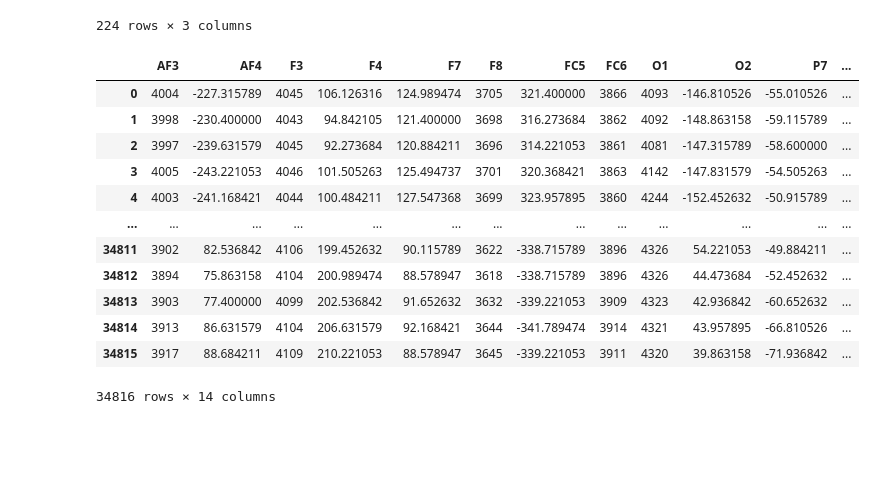
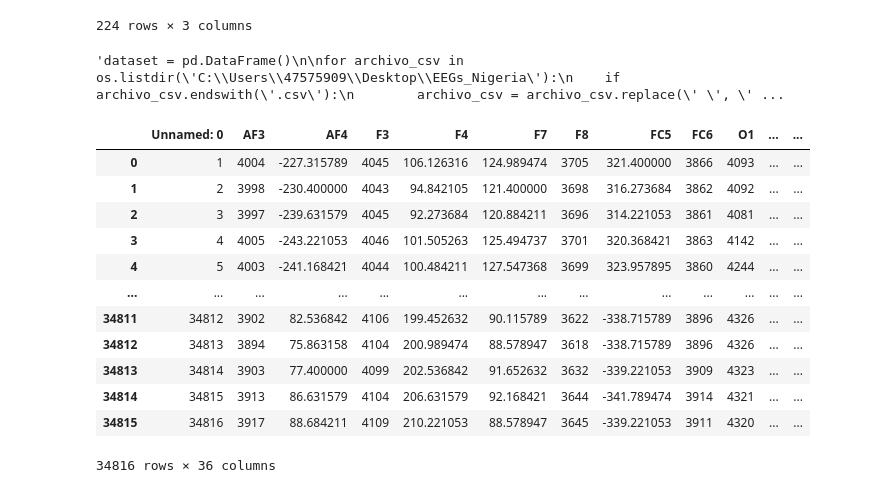
Before and after one commit to Agusschajris/Proyecto-4to-SinapsIA, a Jupyter notebook: IA/Agus/New data.ipynb, the cells around one changed output. Cells and saved outputs as stored; diff of their text form; code cells hidden in the pictures; blank space fills up the shorter version.

Commit message:
Sigo haciendo modificaciones para los nuevos datos

```diff
--- a/IA/Agus/New data.ipynb
+++ b/IA/Agus/New data.ipynb
@@ -87,21 +87,54 @@ metadata
 | 222 | 637 | epilepsy | signal-637-1.csv |
 | 223 | 638 | epilepsy | signal-638-1.csv |
 224 rows × 3 columns
+# %%
+'''dataset = pd.DataFrame()
+
+for archivo_csv in os.listdir('C:\\Users\\47575909\\Desktop\\EEGs_Nigeria'):
+    if archivo_csv.endswith('.csv'):
+        archivo_csv = archivo_csv.replace(' ', '')
+
+        # Obtener el nombre de archivo sin la extensión .csv
+        archivo_base = archivo_csv.replace('.csv', '')
+
+        # Verifica si hay filas en metadata que cumplen con la condición de búsqueda
+        matching_rows = metadata.loc[metadata['csv.file'] == archivo_base]
+
+        if not matching_rows.empty:  # Verifica si se encontraron coincidencias
+            subject_id, label = matching_rows[['subject.id', 'Group']].values[0]
+
+            # Leer el archivo CSV de EEG
+            eeg_data = pd.read_csv(os.path.join(directorio_eeg, archivo_csv))
+
+            # Agregar las columnas de subject ID y etiqueta al DataFrame de EEG
+            eeg_data['subject.id'] = subject_id
+            eeg_data['Group'] = label
+
+            # Agregar los datos del EEG al conjunto de datos combinado
+            dataset = pd.concat([dataset, eeg_data])
+
+            print(f"Se encontró una coincidencia para {archivo_csv}: subject_id={subject_id}, Group={label}")
+        else:
+            print(f"No se encontraron coincidencias para {archivo_csv}")
+
+# Puedes guardar el conjunto de datos combinado en un nuevo archivo CSV si lo deseas
+dataset.to_csv('new_eeg_data.csv', index=False)'''
+# %% [output]
+'dataset = pd.DataFrame()\n\nfor archivo_csv in os.listdir(\'C:\\Users\\47575909\\Desktop\\EEGs_Nigeria\'):\n    if archivo_csv.endswith(\'.csv\'):\n        archivo_csv = archivo_csv.replace(\' \', \' ...
 # %%
 noseque = pd.read_csv('C:\\Users\\47575909\\Desktop\\EEGs_Nigeria\\signal-10-1.csv')
-dataframe = noseque.iloc[:, 1:15].copy()
-dataframe
+noseque
 # %% [output]
-|  | AF3 | AF4 | F3 | F4 | F7 | F8 | FC5 | FC6 | O1 | O2 | P7 | ... |
-| 0 | 4004 | -227.315789 | 4045 | 106.126316 | 124.989474 | 3705 | 321.400000 | 3866 | 4093 | -146.810526 | -55.010526 | ... |
-| 1 | 3998 | -230.400000 | 4043 | 94.842105 | 121.400000 | 3698 | 316.273684 | 3862 | 4092 | -148.863158 | -59.115789 | ... |
-| 2 | 3997 | -239.631579 | 4045 | 92.273684 | 120.884211 | 3696 | 314.221053 | 3861 | 4081 | -147.315789 | -58.600000 | ... |
-| 3 | 4005 | -243.221053 | 4046 | 101.505263 | 125.494737 | 3701 | 320.368421 | 3863 | 4142 | -147.831579 | -54.505263 | ... |
-| 4 | 4003 | -241.168421 | 4044 | 100.484211 | 127.547368 | 3699 | 323.957895 | 3860 | 4244 | -152.452632 | -50.915789 | ... |
+|  | Unnamed: 0 | AF3 | AF4 | F3 | F4 | F7 | F8 | FC5 | FC6 | O1 | ... | ... |
+| 0 | 1 | 4004 | -227.315789 | 4045 | 106.126316 | 124.989474 | 3705 | 321.400000 | 3866 | 4093 | ... | ... |
+| 1 | 2 | 3998 | -230.400000 | 4043 | 94.842105 | 121.400000 | 3698 | 316.273684 | 3862 | 4092 | ... | ... |
+| 2 | 3 | 3997 | -239.631579 | 4045 | 92.273684 | 120.884211 | 3696 | 314.221053 | 3861 | 4081 | ... | ... |
+| 3 | 4 | 4005 | -243.221053 | 4046 | 101.505263 | 125.494737 | 3701 | 320.368421 | 3863 | 4142 | ... | ... |
+| 4 | 5 | 4003 | -241.168421 | 4044 | 100.484211 | 127.547368 | 3699 | 323.957895 | 3860 | 4244 | ... | ... |
 | ... | ... | ... | ... | ... | ... | ... | ... | ... | ... | ... | ... | ... |
-| 34811 | 3902 | 82.536842 | 4106 | 199.452632 | 90.115789 | 3622 | -338.715789 | 3896 | 4326 | 54.221053 | -49.884211 | ... |
-| 34812 | 3894 | 75.863158 | 4104 | 200.989474 | 88.578947 | 3618 | -338.715789 | 3896 | 4326 | 44.473684 | -52.452632 | ... |
-| 34813 | 3903 | 77.400000 | 4099 | 202.536842 | 91.652632 | 3632 | -339.221053 | 3909 | 4323 | 42.936842 | -60.652632 | ... |
-| 34814 | 3913 | 86.631579 | 4104 | 206.631579 | 92.168421 | 3644 | -341.789474 | 3914 | 4321 | 43.957895 | -66.810526 | ... |
-| 34815 | 3917 | 88.684211 | 4109 | 210.221053 | 88.578947 | 3645 | -339.221053 | 3911 | 4320 | 39.863158 | -71.936842 | ... |
+| 34811 | 34812 | 3902 | 82.536842 | 4106 | 199.452632 | 90.115789 | 3622 | -338.715789 | 3896 | 4326 | ... | ... |
+| 34812 | 34813 | 3894 | 75.863158 | 4104 | 200.989474 | 88.578947 | 3618 | -338.715789 | 3896 | 4326 | ... | ... |
+| 34813 | 34814 | 3903 | 77.400000 | 4099 | 202.536842 | 91.652632 | 3632 | -339.221053 | 3909 | 4323 | ... | ... |
+| 34814 | 34815 | 3913 | 86.631579 | 4104 | 206.631579 | 92.168421 | 3644 | -341.789474 | 3914 | 4321 | ... | ... |
+| 34815 | 34816 | 3917 | 88.684211 | 4109 | 210.221053 | 88.578947 | 3645 | -339.221053 | 3911 | 4320 | ... | ... |
-34816 rows × 14 columns
+34816 rows × 36 columns
```
Also changed, not shown: parts of 8 cells of this notebook, 1 other file.
